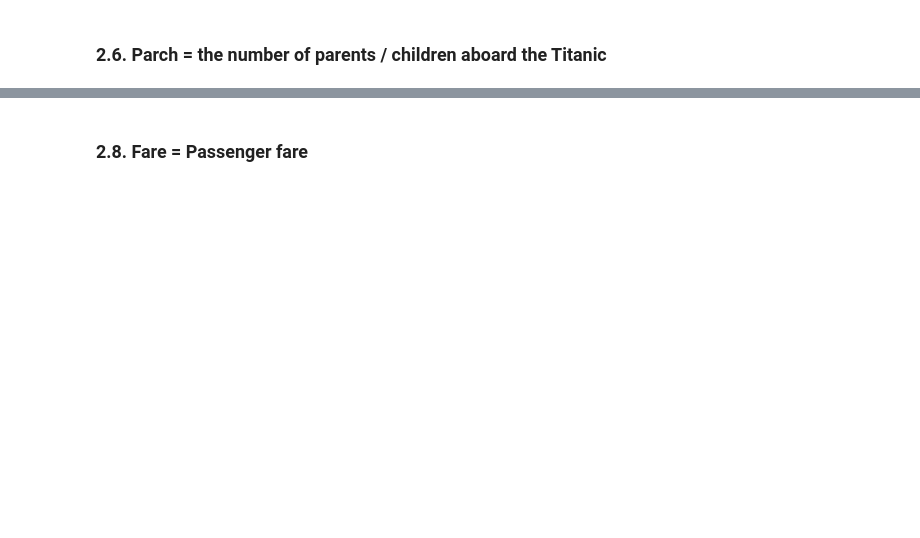
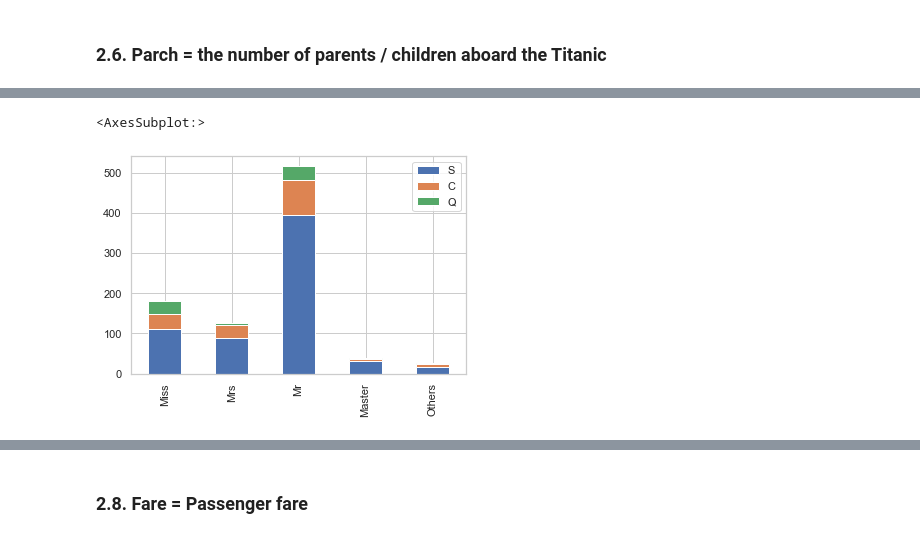
Before and after one commit to mrlee0708/kaggle-titanic, a Jupyter notebook: titanic-miran.ipynb, the cells around one changed output, grey strips where cells are left out. Drawn from its saved outputs; the diff is of its cells as text; code cells hidden in the pictures; blank space fills up the shorter version.

```diff
--- a/titanic-miran.ipynb
+++ b/titanic-miran.ipynb
@@ -355,0 +490,13 @@ SisSp <3, 0
+# %%
+TitEmbark1= train_df[train_df['Title']==0]['Embarked'].value_counts()
+TitEmbark2= train_df[train_df['Title']==1]['Embarked'].value_counts()
+TitEmbark3= train_df[train_df['Title']==2]['Embarked'].value_counts()
+TitEmbark4= train_df[train_df['Title']==3]['Embarked'].value_counts()
+TitEmbark5= train_df[train_df['Title']==4]['Embarked'].value_counts()
+#print(PcEmbark1)
+tmp = pd.DataFrame([TitEmbark1, TitEmbark2, TitEmbark3, TitEmbark4, TitEmbark5])
+tmp.index = ['Miss', 'Mrs', 'Mr', 'Master', 'Others']
+tmp.plot(kind='bar', stacked='True')
+# %% [output]
+<AxesSubplot:>
+[figure, added]
```
Also changed, not shown: parts of 33 cells of this notebook.
